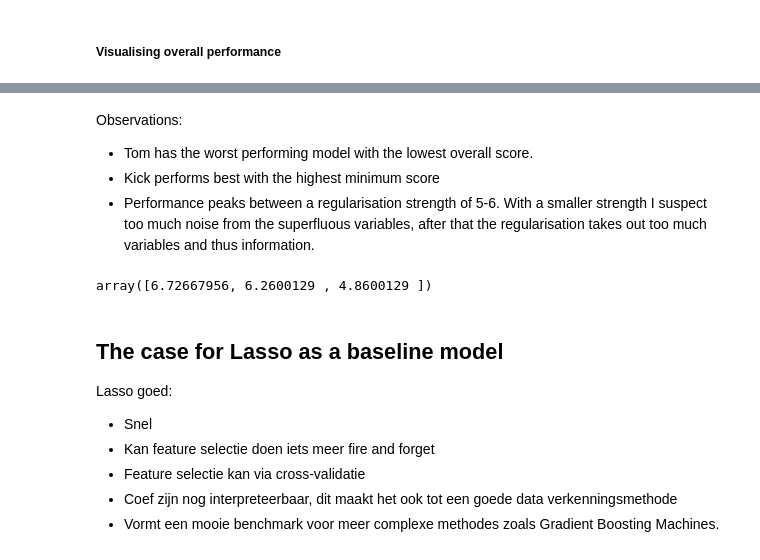
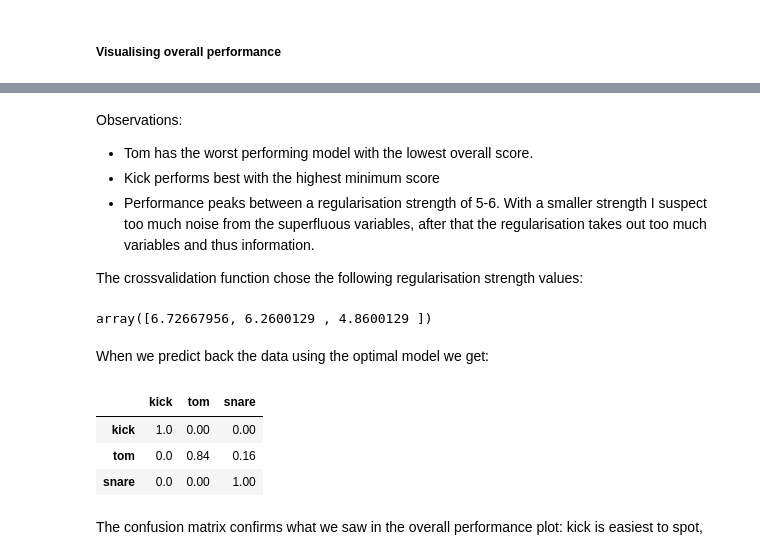
Before and after one commit to PaulHiemstra/lasso_tsfresh_article, a Jupyter notebook: lasso_tsfresh_article.ipynb, the cells around one changed output, grey strips where cells are left out. Cells and saved outputs as stored; diff of their text form; code cells hidden in the pictures.

Commit message:
Update with better regularisation explanation

```diff
--- a/lasso_tsfresh_article.ipynb
+++ b/lasso_tsfresh_article.ipynb
@@ -356,16 +278,22 @@ Observations:
 - Tom has the worst performing model with the lowest overall score.
 - Kick performs best with the highest minimum score
 - Performance peaks between a regularisation strength of 5-6. With a smaller strength I suspect too much noise from the superfluous variables, after that the regularisation takes out too much variables and thus information.
+
+The crossvalidation function chose the following regularisation strength values:
 # %%
 np.log10(1/(2*cv_result.C_))
 # %% [output]
 array([6.72667956, 6.2600129 , 4.8600129 ])
-# %% [markdown]
-## The case for Lasso as a baseline model
-
-Lasso goed:
-- Snel
-- Kan feature selectie doen iets meer fire and forget
-- Feature selectie kan via cross-validatie
-- Coef zijn nog interpreteerbaar, dit maakt het ook tot een goede data verkenningsmethode
-- Vormt een mooie benchmark voor meer complexe methodes zoals Gradient Boosting Machines.
+# %% [markdown]
+When we predict back the data using the optimal model we get:
+# %%
+from sklearn.metrics import confusion_matrix
+
+make_confusion_matrix(all_labels, cv_result.predict(audio_tsfresh), ['kick', 'tom', 'snare'])
+# %% [output]
+|  | kick | tom | snare |
+| kick | 1.0 | 0.00 | 0.00 |
+| tom | 0.0 | 0.84 | 0.16 |
+| snare | 0.0 | 0.00 | 1.00 |
+# %% [markdown]
+The confusion matrix confirms what we saw in the overall performance plot: kick is easiest to spot,
```
Also changed, not shown: parts of 19 cells of this notebook.
